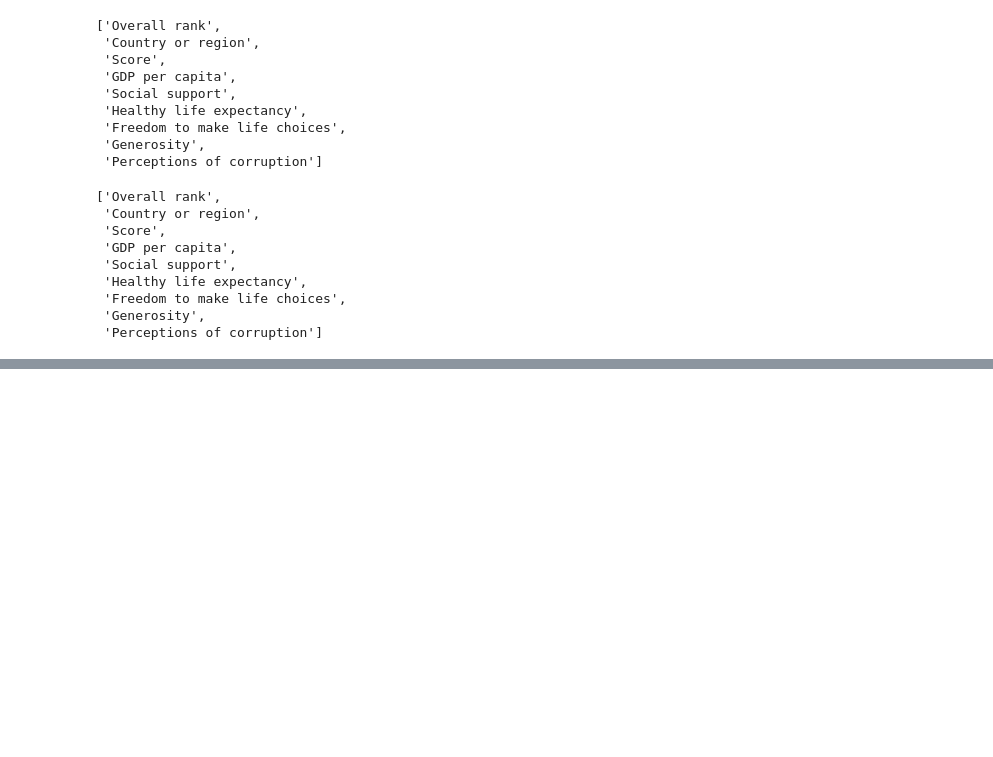
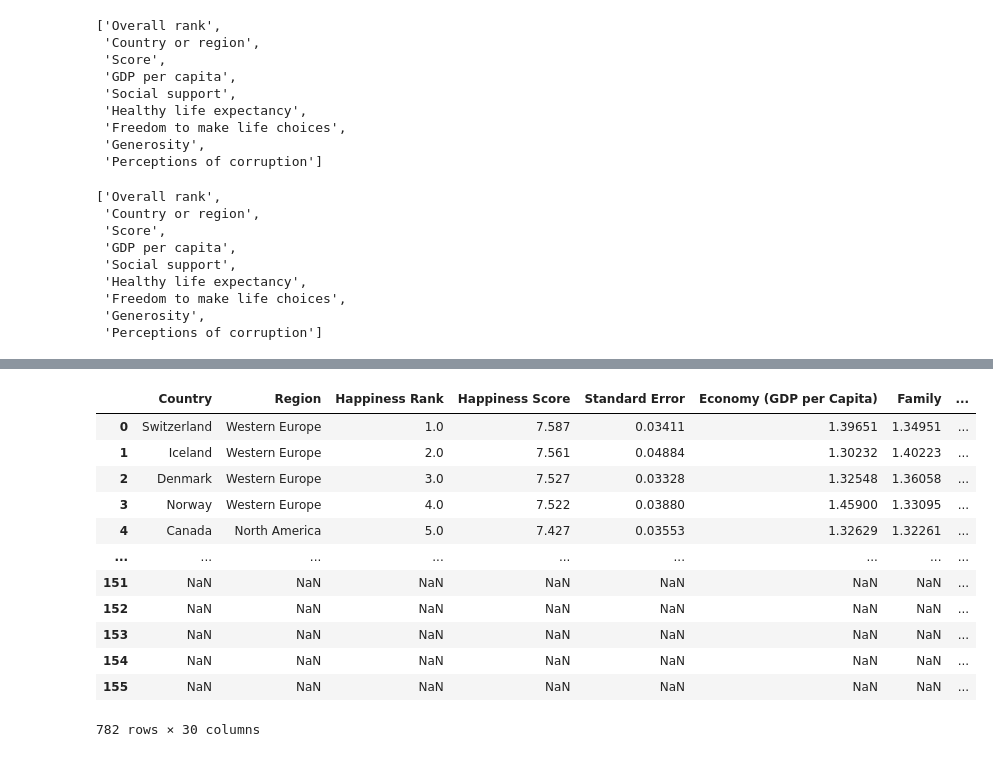
Before and after one commit to vyu821/world-happiness-analysis, a Jupyter notebook: happiness-ETL.ipynb, the cells around one changed output, grey strips where cells are left out. Cells and saved outputs as stored; diff of their text form; code cells hidden in the pictures; blank space fills up the shorter version.

```diff
--- a/happiness-ETL.ipynb
+++ b/happiness-ETL.ipynb
@@ -124,0 +143,16 @@ df_2019.columns.tolist()
+# %%
+pd.concat([df_2015, df_2016, df_2017, df_2018, df_2019], axis = 0)
+# %% [output]
+|  | Country | Region | Happiness Rank | Happiness Score | Standard Error | Economy (GDP per Capita) | Family | ... |
+| 0 | Switzerland | Western Europe | 1.0 | 7.587 | 0.03411 | 1.39651 | 1.34951 | ... |
+| 1 | Iceland | Western Europe | 2.0 | 7.561 | 0.04884 | 1.30232 | 1.40223 | ... |
+| 2 | Denmark | Western Europe | 3.0 | 7.527 | 0.03328 | 1.32548 | 1.36058 | ... |
+| 3 | Norway | Western Europe | 4.0 | 7.522 | 0.03880 | 1.45900 | 1.33095 | ... |
+| 4 | Canada | North America | 5.0 | 7.427 | 0.03553 | 1.32629 | 1.32261 | ... |
+| ... | ... | ... | ... | ... | ... | ... | ... | ... |
+| 151 | NaN | NaN | NaN | NaN | NaN | NaN | NaN | ... |
+| 152 | NaN | NaN | NaN | NaN | NaN | NaN | NaN | ... |
+| 153 | NaN | NaN | NaN | NaN | NaN | NaN | NaN | ... |
+| 154 | NaN | NaN | NaN | NaN | NaN | NaN | NaN | ... |
+| 155 | NaN | NaN | NaN | NaN | NaN | NaN | NaN | ... |
+782 rows × 30 columns
```
Also changed, not shown: parts of 21 cells of this notebook.
